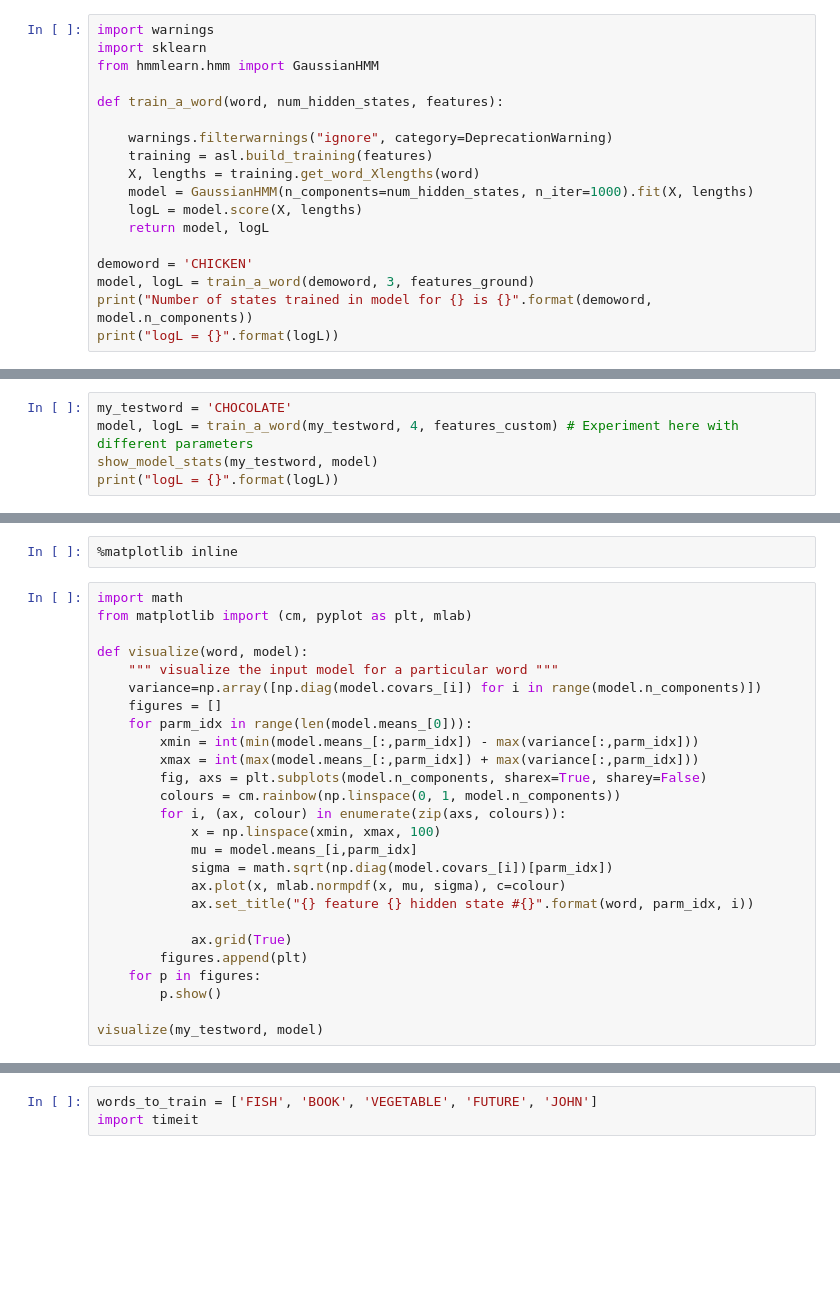
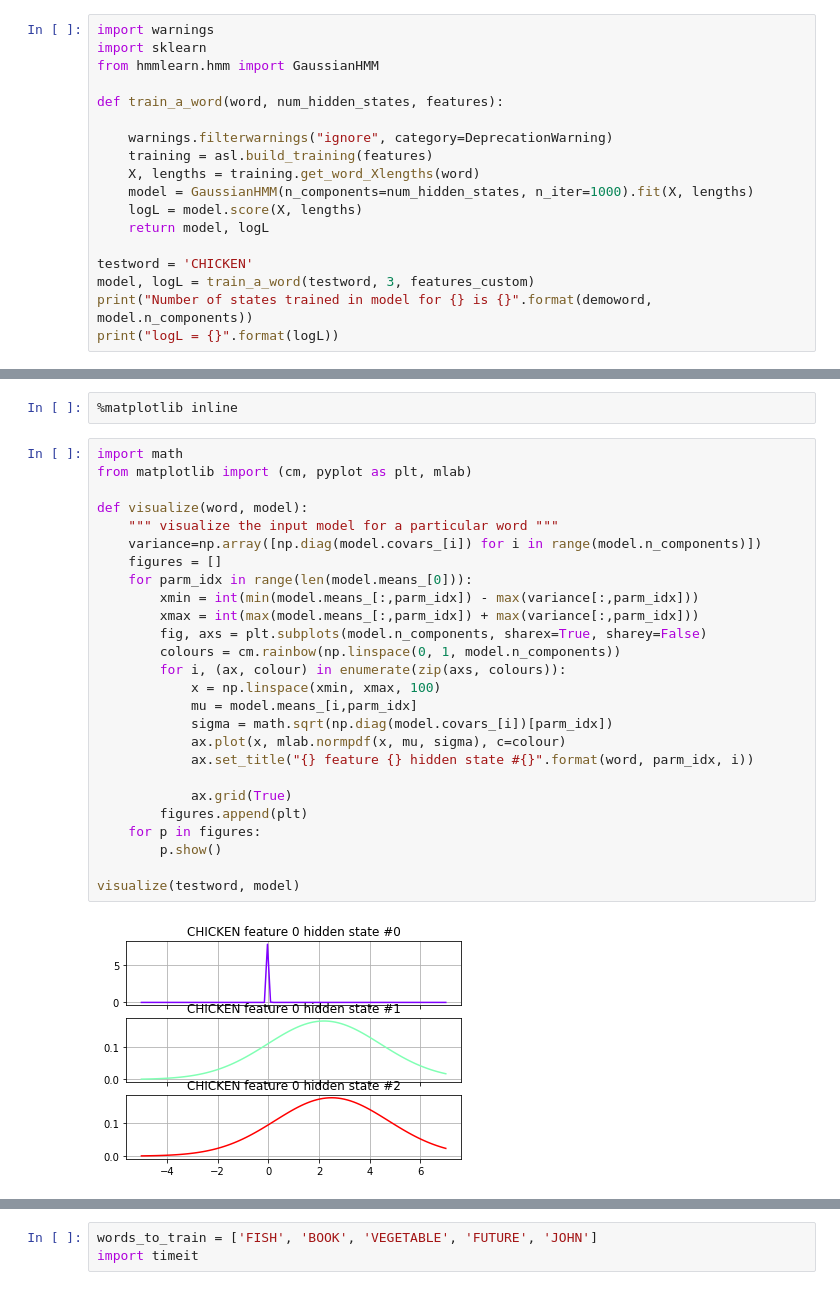
Before and after one commit to angelmtenor/AIND-projects, a Jupyter notebook: asl_recognizer.ipynb, the cells around one changed output, grey strips where cells are left out. Drawn from its saved outputs; the diff is of its cells as text; blank space fills up the shorter version.

Commit message:
feat: Sign Language Recongnition model selectors

```diff
--- a/asl_recognizer.ipynb
+++ b/asl_recognizer.ipynb
@@ -197,7 +185,7 @@ def train_a_word(word, num_hidden_states, features):
     logL = model.score(X, lengths)
     return model, logL
 
-demoword = 'CHICKEN'
-model, logL = train_a_word(demoword, 3, features_ground)
+testword = 'CHICKEN'
+model, logL = train_a_word(testword, 3, features_custom)
 print("Number of states trained in model for {} is {}".format(demoword, model.n_components))
 print("logL = {}".format(logL))
@@ -220,6 +221 @@ Experiment by changing the feature set, word, and/or num_hidden_states values in
-# %%
-my_testword = 'CHOCOLATE'
-model, logL = train_a_word(my_testword, 4, features_custom) # Experiment here with different parameters
-show_model_stats(my_testword, model)
-print("logL = {}".format(logL))
 # %% [markdown]
@@ -230,26 +226,28 @@ We can plot the means and variances for each state and feature.  Try varying the
 # %%
 import math
 from matplotlib import (cm, pyplot as plt, mlab)
 
 def visualize(word, model):
     """ visualize the input model for a particular word """
     variance=np.array([np.diag(model.covars_[i]) for i in range(model.n_components)])
     figures = []
     for parm_idx in range(len(model.means_[0])):
         xmin = int(min(model.means_[:,parm_idx]) - max(variance[:,parm_idx]))
         xmax = int(max(model.means_[:,parm_idx]) + max(variance[:,parm_idx]))
         fig, axs = plt.subplots(model.n_components, sharex=True, sharey=False)
         colours = cm.rainbow(np.linspace(0, 1, model.n_components))
         for i, (ax, colour) in enumerate(zip(axs, colours)):
             x = np.linspace(xmin, xmax, 100)
             mu = model.means_[i,parm_idx]
             sigma = math.sqrt(np.diag(model.covars_[i])[parm_idx])
             ax.plot(x, mlab.normpdf(x, mu, sigma), c=colour)
             ax.set_title("{} feature {} hidden state #{}".format(word, parm_idx, i))
 
             ax.grid(True)
         figures.append(plt)
     for p in figures:
         p.show()
 
-visualize(my_testword, model)
+visualize(testword, model)
+# %% [output]
+[figure, added]
```
Also changed, not shown: parts of 48 cells of this notebook.
